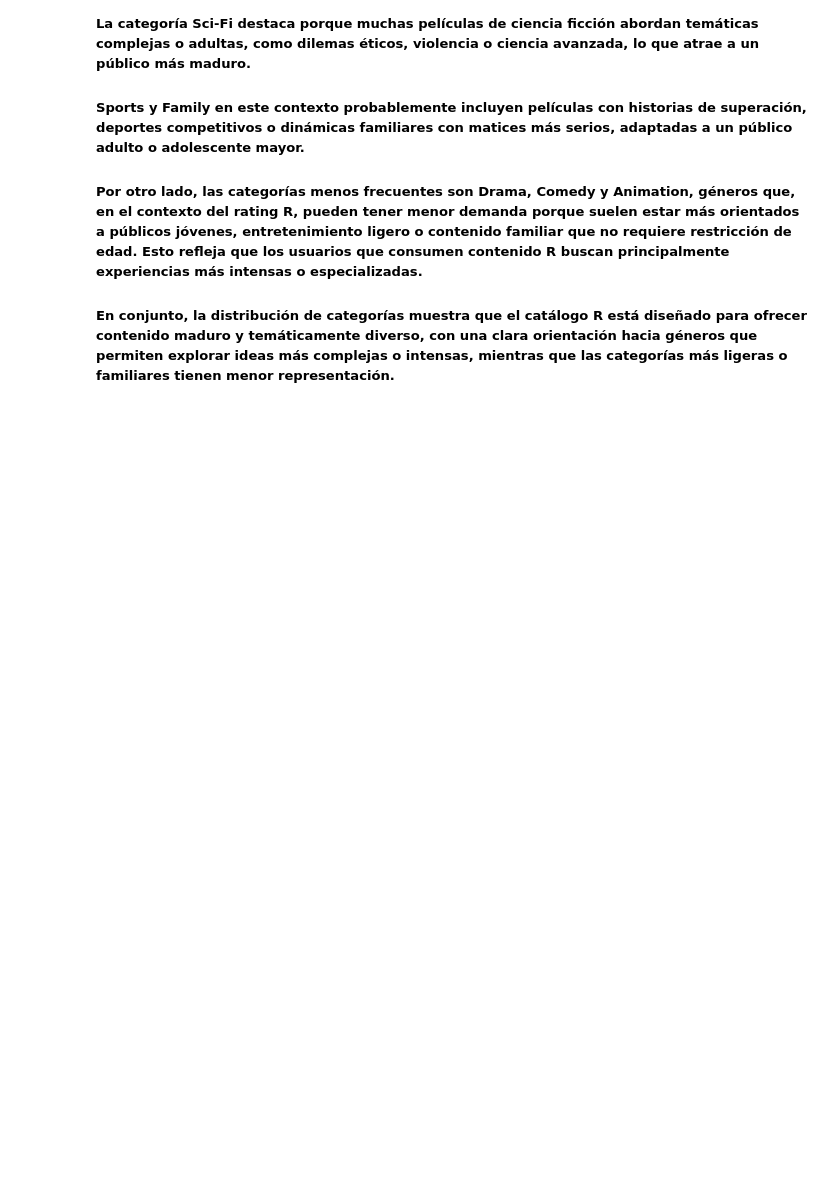
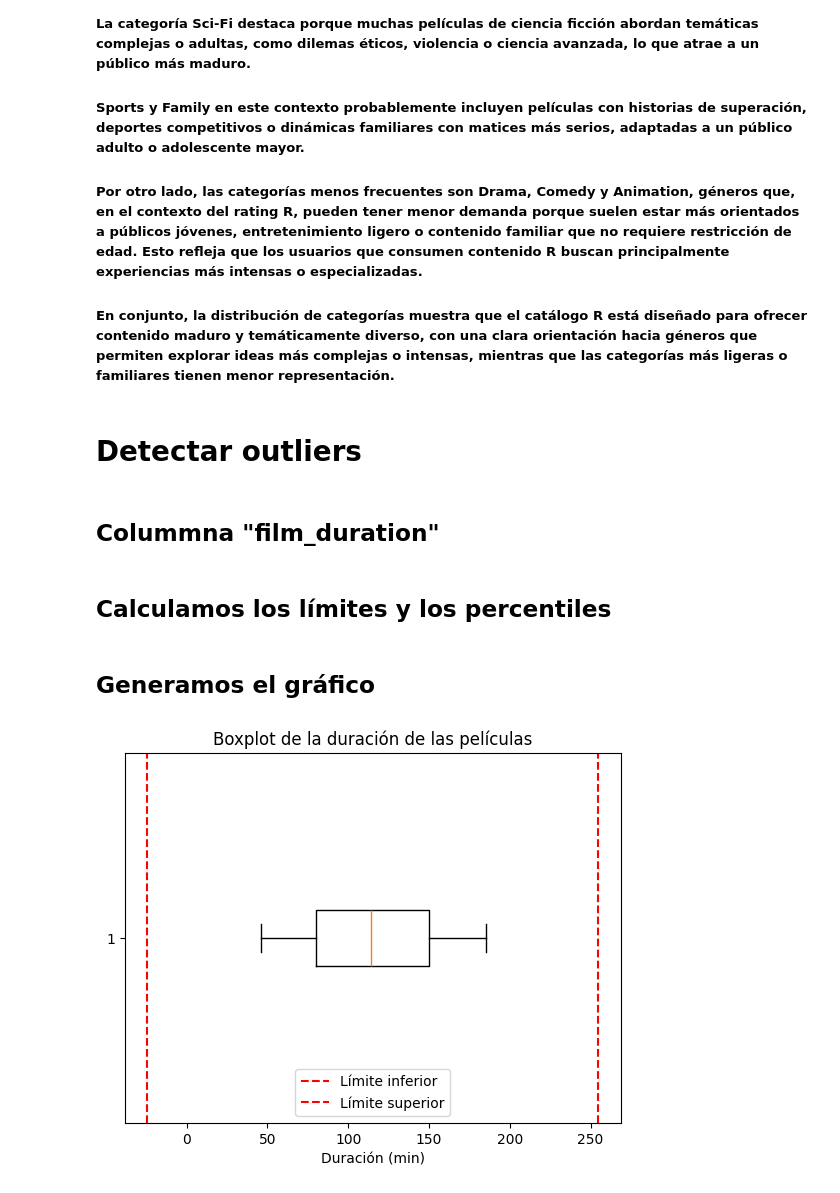
Before and after one commit to JaimeAmuedoJAH/consulta-analisis-datos-sakila, a Jupyter notebook: notebook/ProyectoIII_dataframe2.ipynb, the cells around one changed output. Drawn from its saved outputs; the diff is of its cells as text; code cells hidden in the pictures; blank space fills up the shorter version.

Commit message:
Feature: añadido investigación sobre outliers y analisis de los mismos. #14

```diff
--- a/notebook/ProyectoIII_dataframe2.ipynb
+++ b/notebook/ProyectoIII_dataframe2.ipynb
@@ -326,3 +326,33 @@ plt.show()
 ##### Por otro lado, las categorías menos frecuentes son Drama, Comedy y Animation, géneros que, en el contexto del rating R, pueden tener menor demanda porque suelen estar más orientados a públicos jóvenes, entretenimiento ligero o contenido familiar que no requiere restricción de edad. Esto refleja que los usuarios que consumen contenido R buscan principalmente experiencias más intensas o especializadas.
 
 ##### En conjunto, la distribución de categorías muestra que el catálogo R está diseñado para ofrecer contenido maduro y temáticamente diverso, con una clara orientación hacia géneros que permiten explorar ideas más complejas o intensas, mientras que las categorías más ligeras o familiares tienen menor representación.
+# %% [markdown]
+# Detectar outliers
+# %% [markdown]
+## Colummna "film_duration"
+# %% [markdown]
+## Calculamos los límites y los percentiles
+# %%
+# Cálculo de límites
+Q1 = df_copy['film_duration'].quantile(0.25)
+Q3 = df_copy['film_duration'].quantile(0.75)
+IQR = Q3 - Q1
+
+lower_bound = Q1 - 1.5 * IQR
+upper_bound = Q3 + 1.5 * IQR
+# %% [markdown]
+## Generamos el gráfico
+# %%
+# Boxplot horizontal
+plt.boxplot(df_copy['film_duration'], vert=False)
+
+# Líneas de límite inferior y superior
+plt.axvline(lower_bound, color='red', linestyle='--', label='Límite inferior')
+plt.axvline(upper_bound, color='red', linestyle='--', label='Límite superior')
+
+plt.xlabel("Duración (min)")
+plt.title("Boxplot de la duración de las películas")
+plt.legend()
+plt.show()
+# %% [output]
+[figure, added]
```
Also changed, not shown: parts of 9 cells of this notebook, 1 other file.
